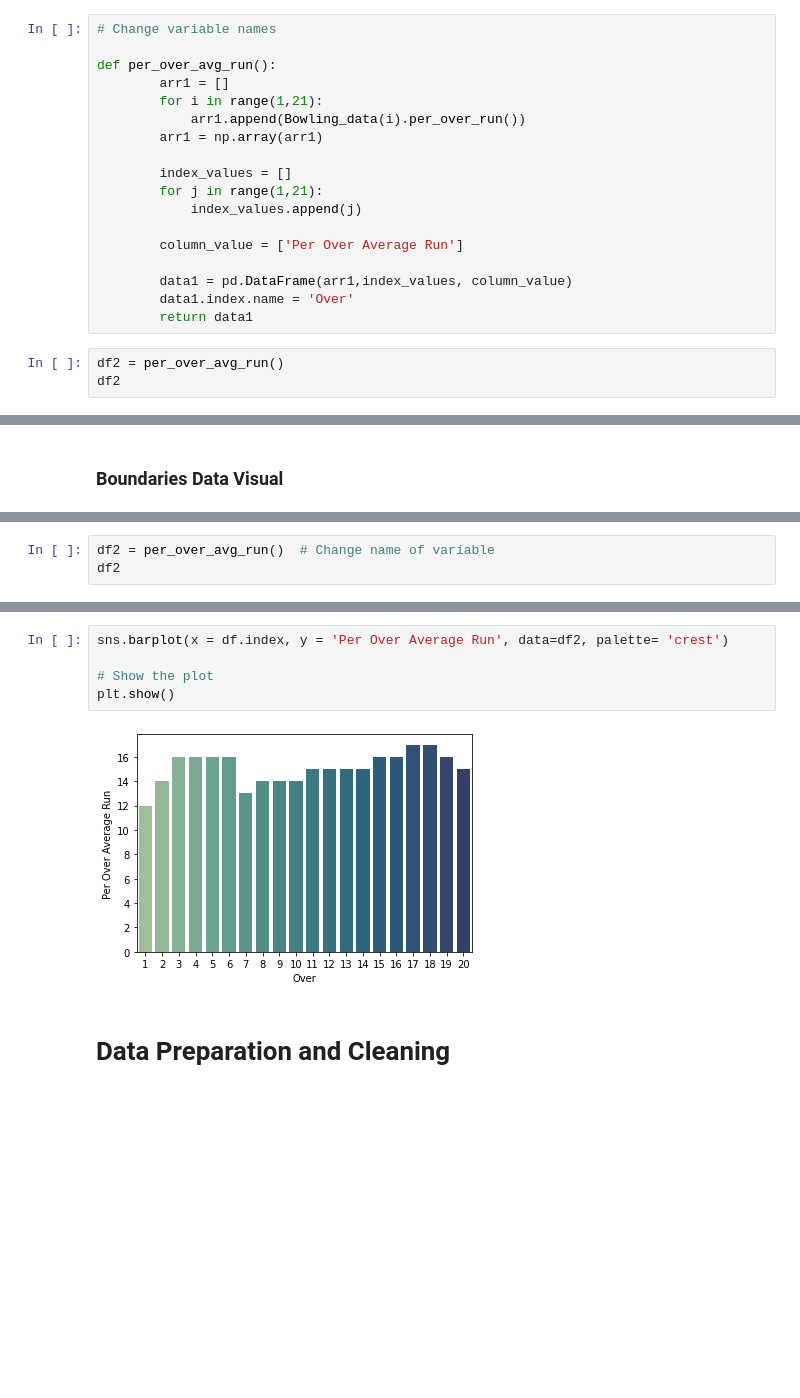
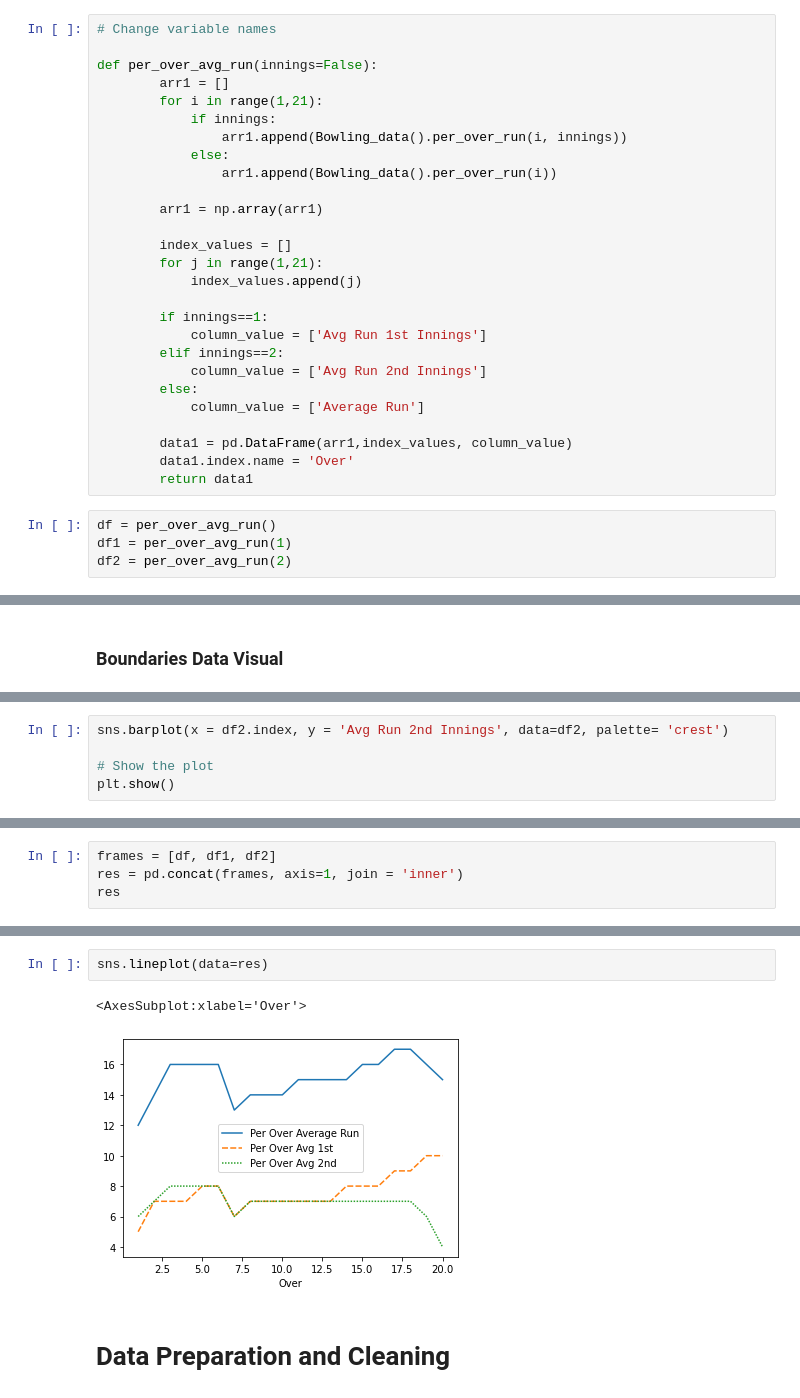
Before and after one commit to Utkarsh736/IPL_Data_Analysis, a Jupyter notebook: Template.ipynb, the cells around one changed output, grey strips where cells are left out. Saved outputs shown, nothing was run; the diff lists cells and outputs as text; blank space fills up the shorter version.

```diff
--- a/Template.ipynb
+++ b/Template.ipynb
@@ -109,21 +125,31 @@ por
 # %%
 # Change variable names
 
-def per_over_avg_run():
+def per_over_avg_run(innings=False):
         arr1 = []
         for i in range(1,21):
-            arr1.append(Bowling_data(i).per_over_run())
+            if innings:
+                arr1.append(Bowling_data().per_over_run(i, innings))
+            else:
+                arr1.append(Bowling_data().per_over_run(i))
+
         arr1 = np.array(arr1)
 
         index_values = []
         for j in range(1,21):
             index_values.append(j)
 
-        column_value = ['Per Over Average Run']
+        if innings==1:
+            column_value = ['Avg Run 1st Innings']
+        elif innings==2:
+            column_value = ['Avg Run 2nd Innings']
+        else:
+            column_value = ['Average Run']
 
         data1 = pd.DataFrame(arr1,index_values, column_value)
         data1.index.name = 'Over'
         return data1
 # %%
-df2 = per_over_avg_run()
-df2
+df = per_over_avg_run()
+df1 = per_over_avg_run(1)
+df2 = per_over_avg_run(2)
@@ -196,4 +246,6 @@ plt.show()
 # %%
-df2 = per_over_avg_run()  # Change name of variable
-df2
+sns.barplot(x = df2.index, y = 'Avg Run 2nd Innings', data=df2, palette= 'crest')
+
+# Show the plot
+plt.show()
 # %% [output]
@@ -217,0 +255,4 @@ df2
+# %%
+frames = [df, df1, df2]
+res = pd.concat(frames, axis=1, join = 'inner')
+res
@@ -218,10 +278,8 @@ df2
 # %%
-sns.barplot(x = df.index, y = 'Per Over Average Run', data=df2, palette= 'crest')
-
-# Show the plot
-plt.show()
+sns.lineplot(data=res)
 # %% [output]
+<AxesSubplot:xlabel='Over'>
-[figure, old version]
+[figure, new version]
 # %% [markdown]
 # Data Preparation and Cleaning
 # %% [markdown]
```
Also changed, not shown: parts of 16 cells of this notebook.
